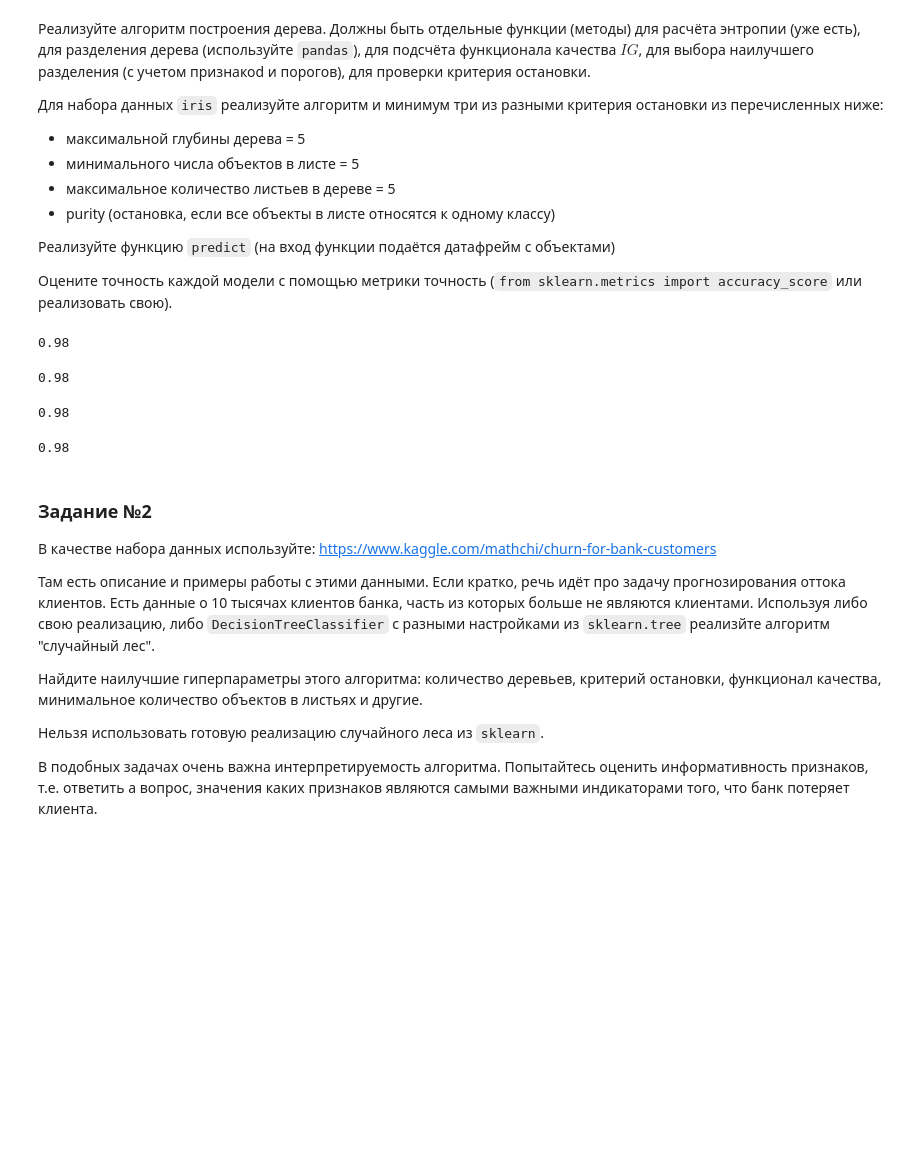
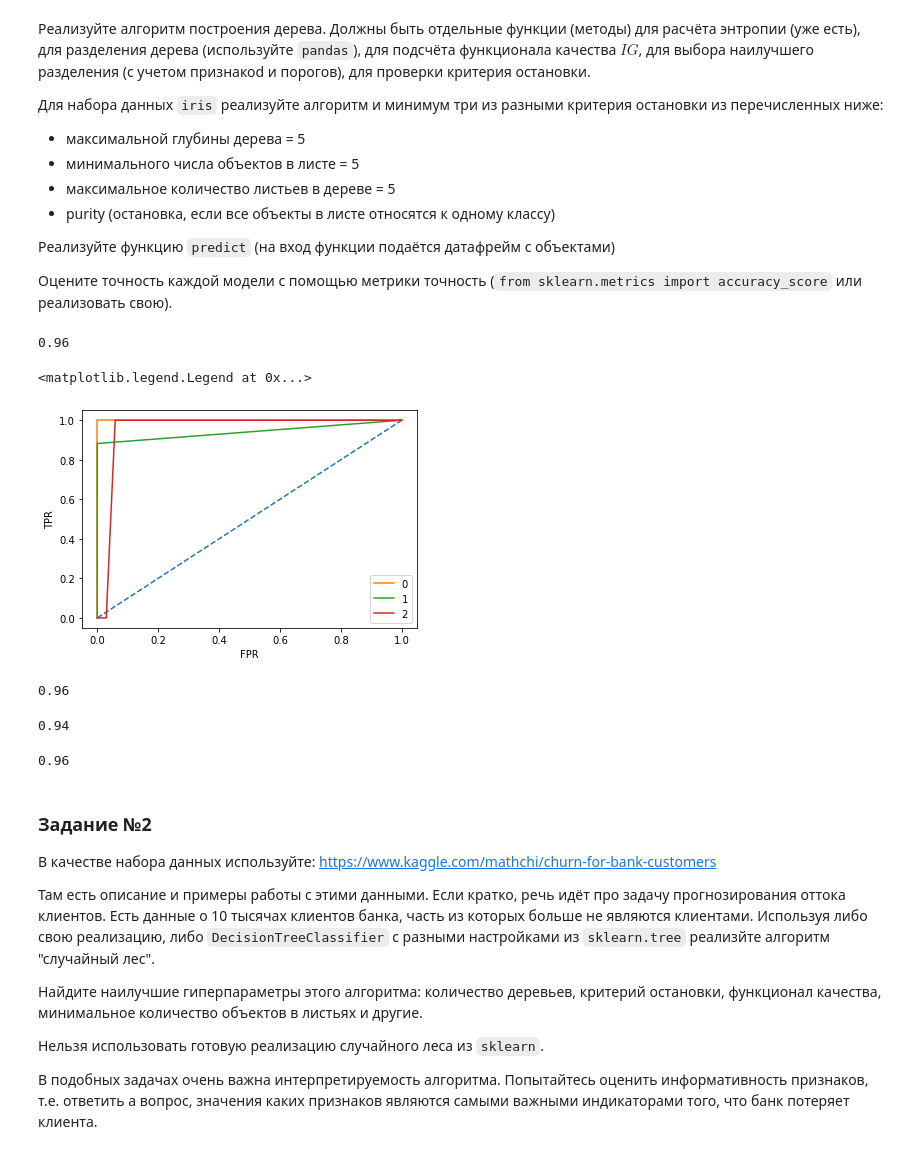
Before and after one commit to imashevchenko/itmo-ml, a Jupyter notebook: Лаб4/solution/solution.ipynb, the cells around one changed output. Cells and saved outputs as stored; diff of their text form; code cells hidden in the pictures; blank space fills up the shorter version.

Commit message:
lab4: roc curve added

```diff
--- a/Лаб4/solution/solution.ipynb
+++ b/Лаб4/solution/solution.ipynb
@@ -51,8 +53,9 @@ class Node(object):
 
 
 class Leaf(object):
-    def __init__(self, value):
+    def __init__(self, value, probs):
         self.value = value
+        self.propabilities = probs
 # %%
 class DecisionTree(BaseEstimator):
 
@@ -92,14 +95,20 @@ class DecisionTree(BaseEstimator):
     def build_tree(self, X, current_depth):
         predicate, ig, X_left, X_right = self.find_predicate(X)
         if ig == 0:
-            return Leaf(pd.Series(X[:, -1]).mode()[0])
+            probs = {0: 0, 1: 0, 2: 0}
+            for i in X[:, -1]:
+                probs[i] += 1 / len(X)
+            return Leaf(pd.Series(X[:, -1]).mode()[0], probs)
         node = Node(predicate)
         if self.criterion_checker(X, X_left, X_right, current_depth):
             node.left_child = self.build_tree(X_left, current_depth + 1)
             node.right_child = self.build_tree(X_right, current_depth + 1)
             return node
         else:
-            return Leaf(pd.Series(X[:, -1]).mode()[0])
+            probs = {0: 0, 1: 0, 2: 0}
+            for i in X[:, -1]:
+                probs[i] += 1 / len(X)
+            return Leaf(pd.Series(X[:, -1]).mode()[0], probs)
 
     def criterion_checker(self, X, X_left, X_right, depth):
         if self.criterion == 'max_depth':
@@ -121,13 +130,22 @@ class DecisionTree(BaseEstimator):
     def predict(self, X_test):
         answers = []
         for sample in X_test:
-            answers.append(self.decision(np.array([sample]), self.Node))
+            dec_value, _ = self.decision(np.array([sample]), self.Node)
+            answers.append(dec_value)
         answers = np.array(answers)
         return answers
 
+    def predict_proba(self, X_test):
+        probabilities = []
+        for sample in X_test:
+            _, dec_proba = self.decision(np.array([sample]), self.Node)
+            probabilities.append(dec_proba)
+        probabilities = np.array(probabilities)
+        return probabilities
+
     def decision(self, sample, node):
         if isinstance(node, Leaf):
-            return node.value
+            return node.value, node.propabilities
         else:
             if sample[:, node.predicate[0]] < node.predicate[1]:
                 return self.decision(sample, node.left_child)
@@ -142,25 +160,41 @@ cv = GridSearchCV(DecisionTree(),
 cv.fit(X_train, y_train)
 accuracy_score(y_test, cv.best_estimator_.predict(X_test))
 # %% [output]
-0.98
+0.96
+# %%
+dt = DecisionTree(criterion='max_depth')
+dt.fit(X_train, y_train)
+probs=dt.predict_proba(X_test)
+# %%
+plt.xlabel('FPR')
+plt.ylabel('TPR')
+plt.plot(np.linspace(0, 1), np.linspace(0, 1), linestyle='--')
+for i in range(3):
+    probs_i = [probs[j][i] for j in range(len(X_test))]
+    x, y, _ = roc_curve(y_test, probs_i, pos_label=i)
+    plt.plot(x, y, label=i)
+plt.legend(loc='best')
+# %% [output]
+<matplotlib.legend.Legend at 0x...>
+[figure, added]
 # %%
 dt = DecisionTree(criterion='max_depth')
 dt.fit(X_train, y_train)
 accuracy_score(y_test, dt.predict(X_test))
 # %% [output]
-0.98
+0.96
 # %%
 dt = DecisionTree(criterion='min_leaf_size')
 dt.fit(X_train, y_train)
 accuracy_score(y_test, dt.predict(X_test))
 # %% [output]
-0.98
+0.94
 # %%
 dt = DecisionTree(criterion='purity')
 dt.fit(X_train, y_train)
 accuracy_score(y_test, dt.predict(X_test))
 # %% [output]
-0.98
+0.96
 # %% [markdown]
 ### Задание №2
 В качестве набора данных используйте: https://www.kaggle.com/mathchi/churn-for-bank-customers
```
Also changed, not shown: parts of 6 cells of this notebook.
